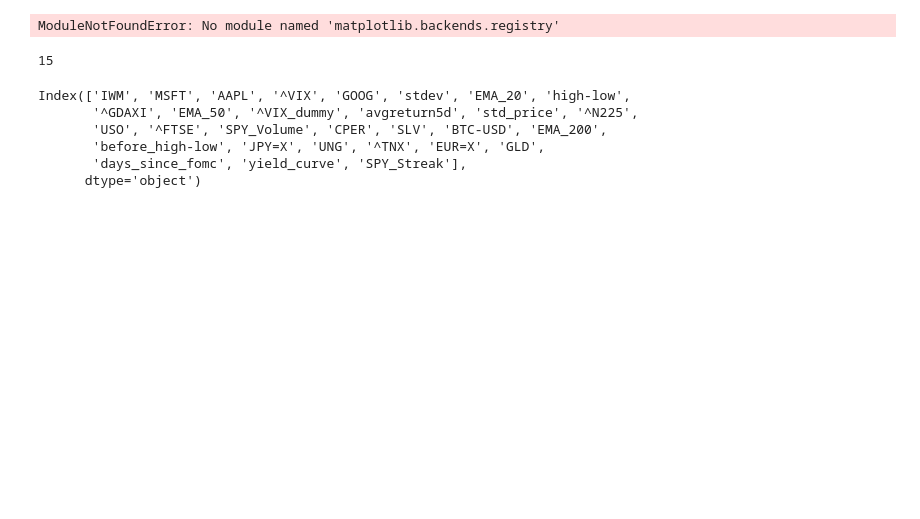
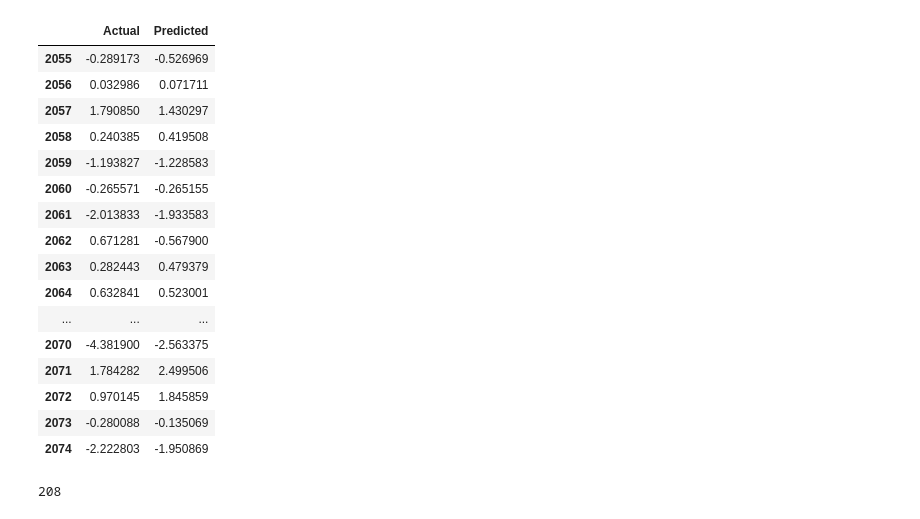
Before and after one commit to omerkobi/project-stock_Return, a Jupyter notebook: testing_area.ipynb, the cells around one changed output. Drawn from its saved outputs; the diff is of its cells as text; code cells hidden in the pictures; blank space fills up the shorter version.

```diff
--- a/testing_area.ipynb
+++ b/testing_area.ipynb
@@ -97,0 +455,3 @@ y_test = y.iloc[split:]
+# %%
+important_features = x.columns[sorted_idx[:55]] # 38 is the number that yields the best resaults
+print(important_features)
@@ -255,26 +594,26 @@ ModuleNotFoundError: No module named 'matplotlib.backends.registry'
-# %%
-import seaborn as sns
-import matplotlib.pyplot as plt
-sns.barplot(data=feature_importance, x='importance', y='feature')
-plt.title('Feature Importance')
-plt.xlabel('Importance')
-# %% [output]
-ModuleNotFoundError: No module named 'matplotlib.backends.registry'
+# %%
+check_df = pd.concat([y_test, pd.Series(predicted_xg_ind2, index=y_test.index)], axis=1)
+check_df.columns = ['Actual', 'Predicted']  # Optional: name the columns
+check_df.tail(20)
+# %% [output]
+|  | Actual | Predicted |
+| 2055 | -0.289173 | -0.526969 |
+| 2056 | 0.032986 | 0.071711 |
+| 2057 | 1.790850 | 1.430297 |
+| 2058 | 0.240385 | 0.419508 |
+| 2059 | -1.193827 | -1.228583 |
+| 2060 | -0.265571 | -0.265155 |
+| 2061 | -2.013833 | -1.933583 |
+| 2062 | 0.671281 | -0.567900 |
+| 2063 | 0.282443 | 0.479379 |
+| 2064 | 0.632841 | 0.523001 |
+| ... | ... | ... |
+| 2070 | -4.381900 | -2.563375 |
+| 2071 | 1.784282 | 2.499506 |
+| 2072 | 0.970145 | 1.845859 |
+| 2073 | -0.280088 | -0.135069 |
+| 2074 | -2.222803 | -1.950869 |
 # %%
-print(len(selected_features))
+print(len(y_test))
 # %% [output]
-15
+208
-# %%
-from sklearn.inspection import permutation_importance
-
-result = permutation_importance(model, x, y, n_repeats=10, random_state=42)
-sorted_idx = result.importances_mean.argsort()[::-1]
-important_features = x.columns[sorted_idx[:30]]
-print(important_features)
-# %% [output]
-Index(['IWM', 'MSFT', 'AAPL', '^VIX', 'GOOG', 'stdev', 'EMA_20', 'high-low',
-       '^GDAXI', 'EMA_50', '^VIX_dummy', 'avgreturn5d', 'std_price', '^N225',
-       'USO', '^FTSE', 'SPY_Volume', 'CPER', 'SLV', 'BTC-USD', 'EMA_200',
-       'before_high-low', 'JPY=X', 'UNG', '^TNX', 'EUR=X', 'GLD',
-       'days_since_fomc', 'yield_curve', 'SPY_Streak'],
-      dtype='object')
```
Also changed, not shown: parts of 51 cells of this notebook, 10 other files.
